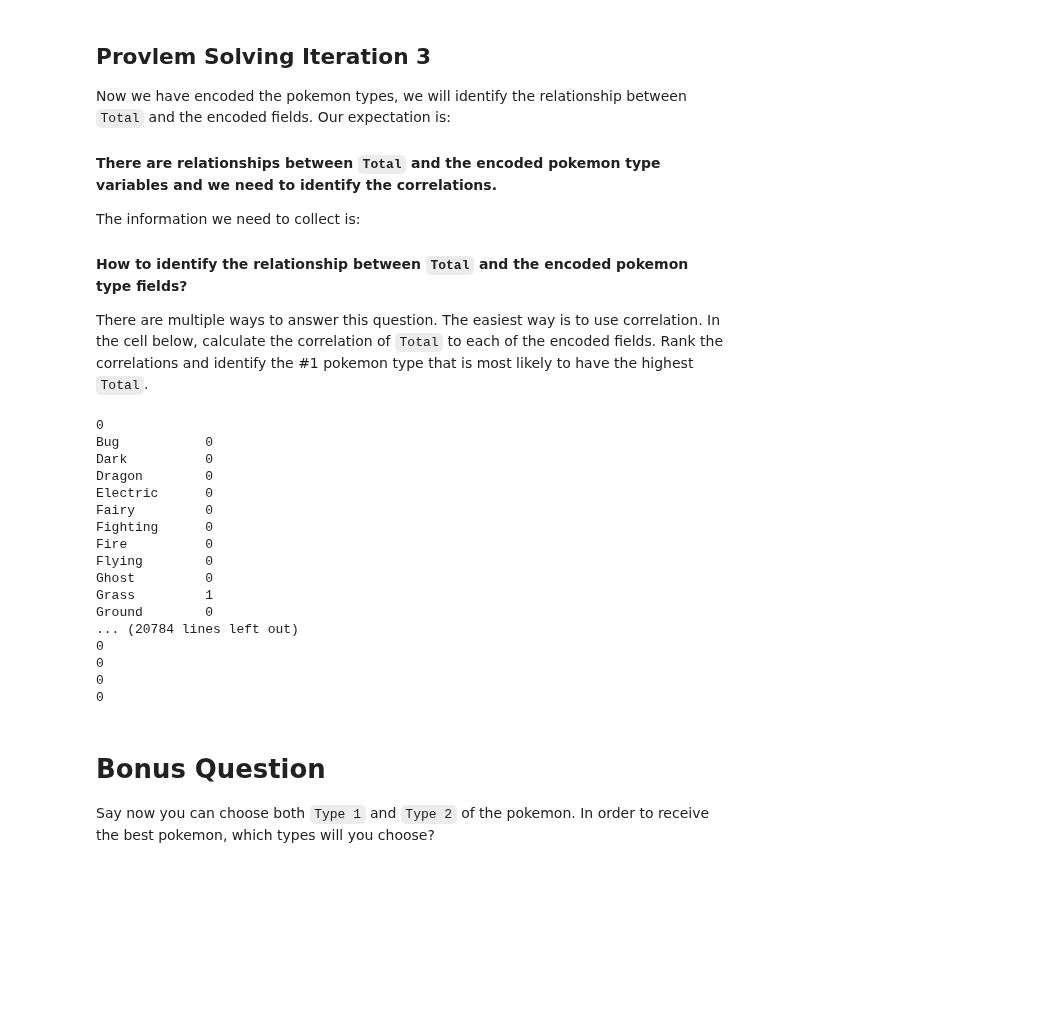
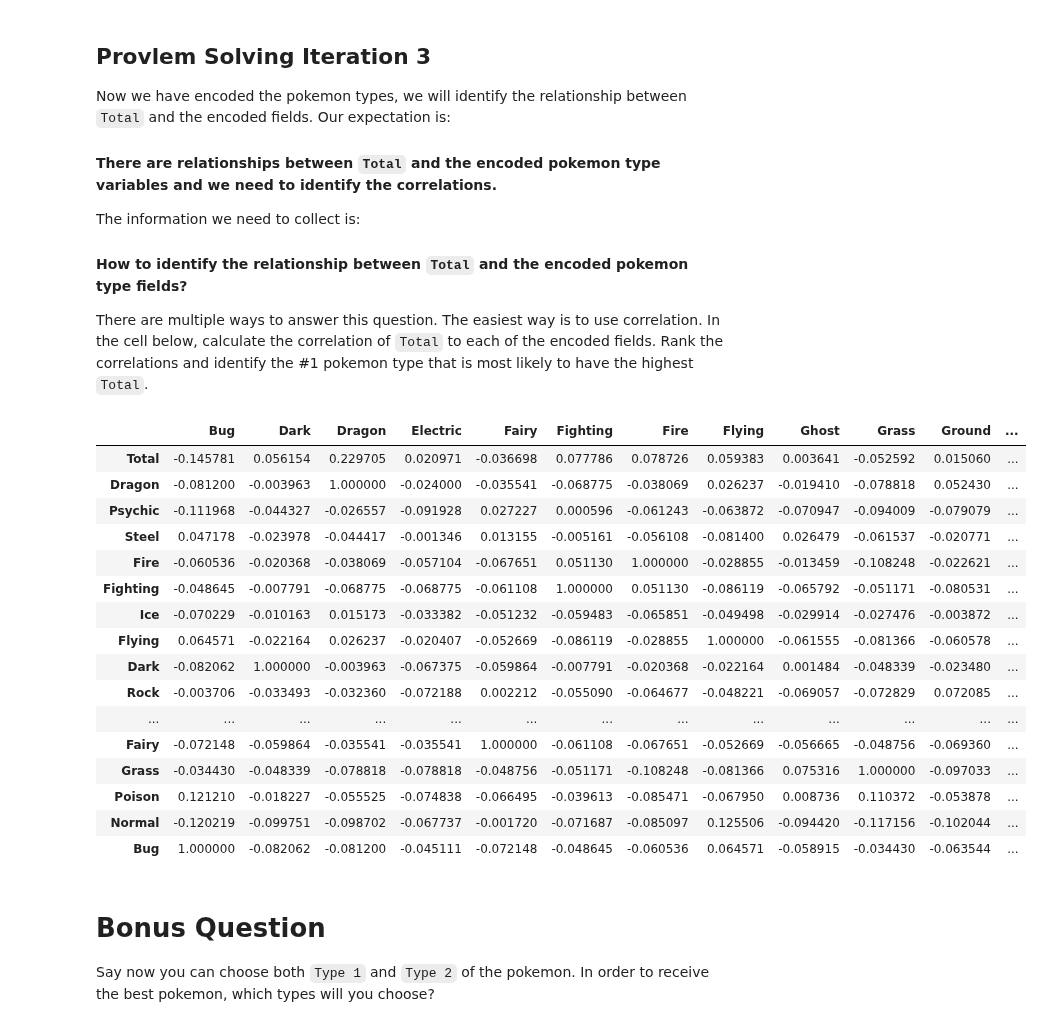
Before and after one commit to davidlafuentem/data-labs, a Jupyter notebook: module-2/lab-df-calculation-and-transformation/your-code/challenge-2.ipynb, the cells around one changed output. Cells and saved outputs as stored; diff of their text form; code cells hidden in the pictures; blank space fills up the shorter version.

```diff
--- a/module-2/lab-df-calculation-and-transformation/your-code/challenge-2.ipynb
+++ b/module-2/lab-df-calculation-and-transformation/your-code/challenge-2.ipynb
@@ -161,61 +173,30 @@ The information we need to collect is:
 #### How to identify the relationship between `Total` and the encoded pokemon type fields?
 
 There are multiple ways to answer this question. The easiest way is to use correlation. In the cell below, calculate the correlation of `Total` to each of the encoded fields. Rank the correlations and identify the #1 pokemon type that is most likely to have the highest `Total`.
-# %%
-# your code here
-"""
-personel = employee.groupby(by='Department').agg({'Name': lambda x : np.sum(pd.value_counts(x))})
-
-if fitbit['Steps'].corr(fitbit['Minutes Very Active']) > 0.8
-
-for col in numerate(onehot_encoded):
-    if onehot_encoded.col == 1:
-
-    for col in df:
-    print(df[col].mean())
-"""
-onehot_encoded['Total'] = pokemon['Total']
-for indice_fila, fila in onehot_encoded.iterrows():
-    for item in fila:
-        print(item)
-        if item == 1:
-            pokemo
-
-
-
-
-
-
-
-
-
-
-
-# Iteración por filas del DataFrame:
-
-#corr_total_type1 = fitbit[['Total','Type 1']].apply(lambda x,y : x.corr(y))
-#corr_total_type2 = fitbit[['Total','Type 2']].apply(lambda x,y : x.corr(y))
-
-#print(corr_total_type1)
-#print(corr_total_type2)
-# %% [output]
-0
-Bug           0
-Dark          0
-Dragon        0
-Electric      0
-Fairy         0
-Fighting      0
-Fire          0
-Flying        0
-Ghost         0
-Grass         1
-Ground        0
-... (20784 lines left out)
-0
-0
-0
-0
+# %%
+# your code here
+onehot_encoded['Total'] = pokemon.Total
+correlation = onehot_encoded.corr()
+
+correlation.sort_values('Total', ascending=False)
+# %% [output]
+|  | Bug | Dark | Dragon | Electric | Fairy | Fighting | Fire | Flying | Ghost | Grass | Ground | ... |
+| Total | -0.145781 | 0.056154 | 0.229705 | 0.020971 | -0.036698 | 0.077786 | 0.078726 | 0.059383 | 0.003641 | -0.052592 | 0.015060 | ... |
+| Dragon | -0.081200 | -0.003963 | 1.000000 | -0.024000 | -0.035541 | -0.068775 | -0.038069 | 0.026237 | -0.019410 | -0.078818 | 0.052430 | ... |
+| Psychic | -0.111968 | -0.044327 | -0.026557 | -0.091928 | 0.027227 | 0.000596 | -0.061243 | -0.063872 | -0.070947 | -0.094009 | -0.079079 | ... |
+| Steel | 0.047178 | -0.023978 | -0.044417 | -0.001346 | 0.013155 | -0.005161 | -0.056108 | -0.081400 | 0.026479 | -0.061537 | -0.020771 | ... |
+| Fire | -0.060536 | -0.020368 | -0.038069 | -0.057104 | -0.067651 | 0.051130 | 1.000000 | -0.028855 | -0.013459 | -0.108248 | -0.022621 | ... |
+| Fighting | -0.048645 | -0.007791 | -0.068775 | -0.068775 | -0.061108 | 1.000000 | 0.051130 | -0.086119 | -0.065792 | -0.051171 | -0.080531 | ... |
+| Ice | -0.070229 | -0.010163 | 0.015173 | -0.033382 | -0.051232 | -0.059483 | -0.065851 | -0.049498 | -0.029914 | -0.027476 | -0.003872 | ... |
+| Flying | 0.064571 | -0.022164 | 0.026237 | -0.020407 | -0.052669 | -0.086119 | -0.028855 | 1.000000 | -0.061555 | -0.081366 | -0.060578 | ... |
+| Dark | -0.082062 | 1.000000 | -0.003963 | -0.067375 | -0.059864 | -0.007791 | -0.020368 | -0.022164 | 0.001484 | -0.048339 | -0.023480 | ... |
+| Rock | -0.003706 | -0.033493 | -0.032360 | -0.072188 | 0.002212 | -0.055090 | -0.064677 | -0.048221 | -0.069057 | -0.072829 | 0.072085 | ... |
+| ... | ... | ... | ... | ... | ... | ... | ... | ... | ... | ... | ... | ... |
+| Fairy | -0.072148 | -0.059864 | -0.035541 | -0.035541 | 1.000000 | -0.061108 | -0.067651 | -0.052669 | -0.056665 | -0.048756 | -0.069360 | ... |
+| Grass | -0.034430 | -0.048339 | -0.078818 | -0.078818 | -0.048756 | -0.051171 | -0.108248 | -0.081366 | 0.075316 | 1.000000 | -0.097033 | ... |
+| Poison | 0.121210 | -0.018227 | -0.055525 | -0.074838 | -0.066495 | -0.039613 | -0.085471 | -0.067950 | 0.008736 | 0.110372 | -0.053878 | ... |
+| Normal | -0.120219 | -0.099751 | -0.098702 | -0.067737 | -0.001720 | -0.071687 | -0.085097 | 0.125506 | -0.094420 | -0.117156 | -0.102044 | ... |
+| Bug | 1.000000 | -0.082062 | -0.081200 | -0.045111 | -0.072148 | -0.048645 | -0.060536 | 0.064571 | -0.058915 | -0.034430 | -0.063544 | ... |
 # %% [markdown]
 # Bonus Question
 
```
Also changed, not shown: parts of 3 cells of this notebook.
